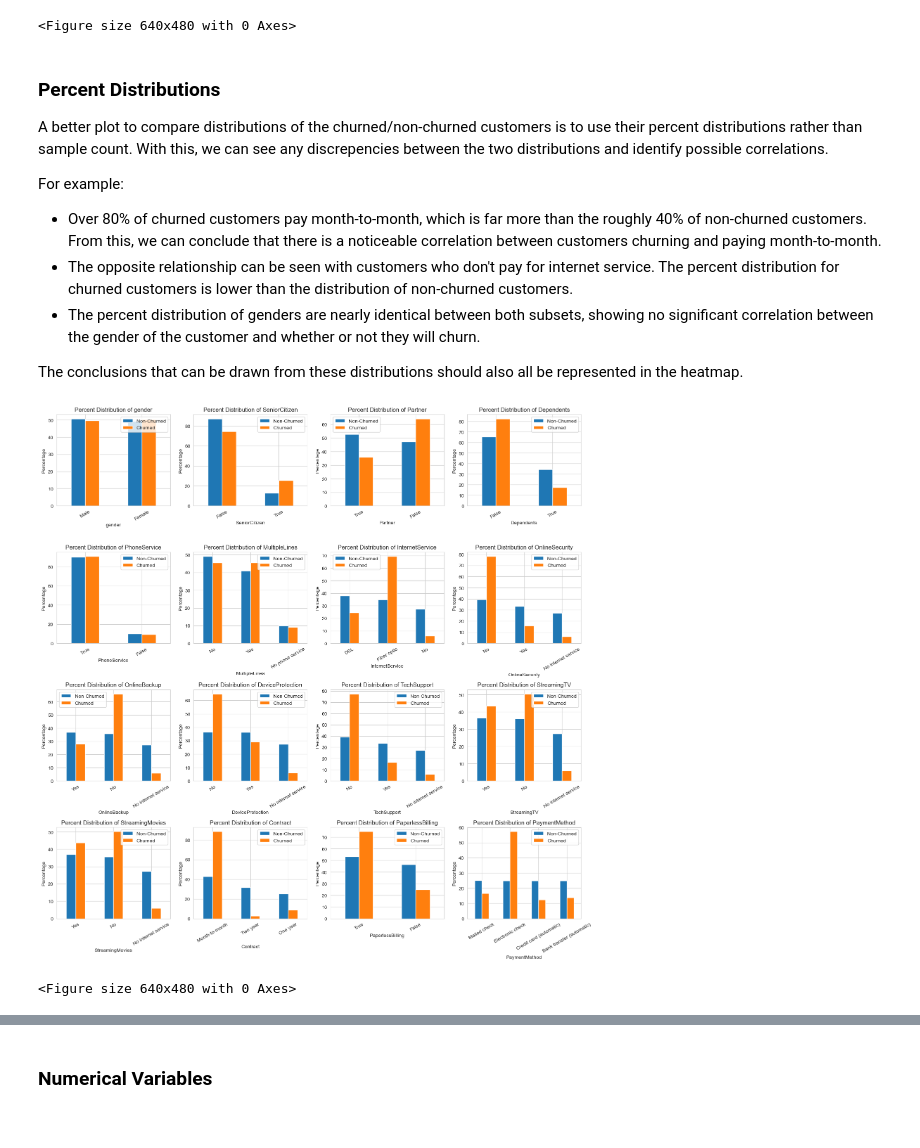
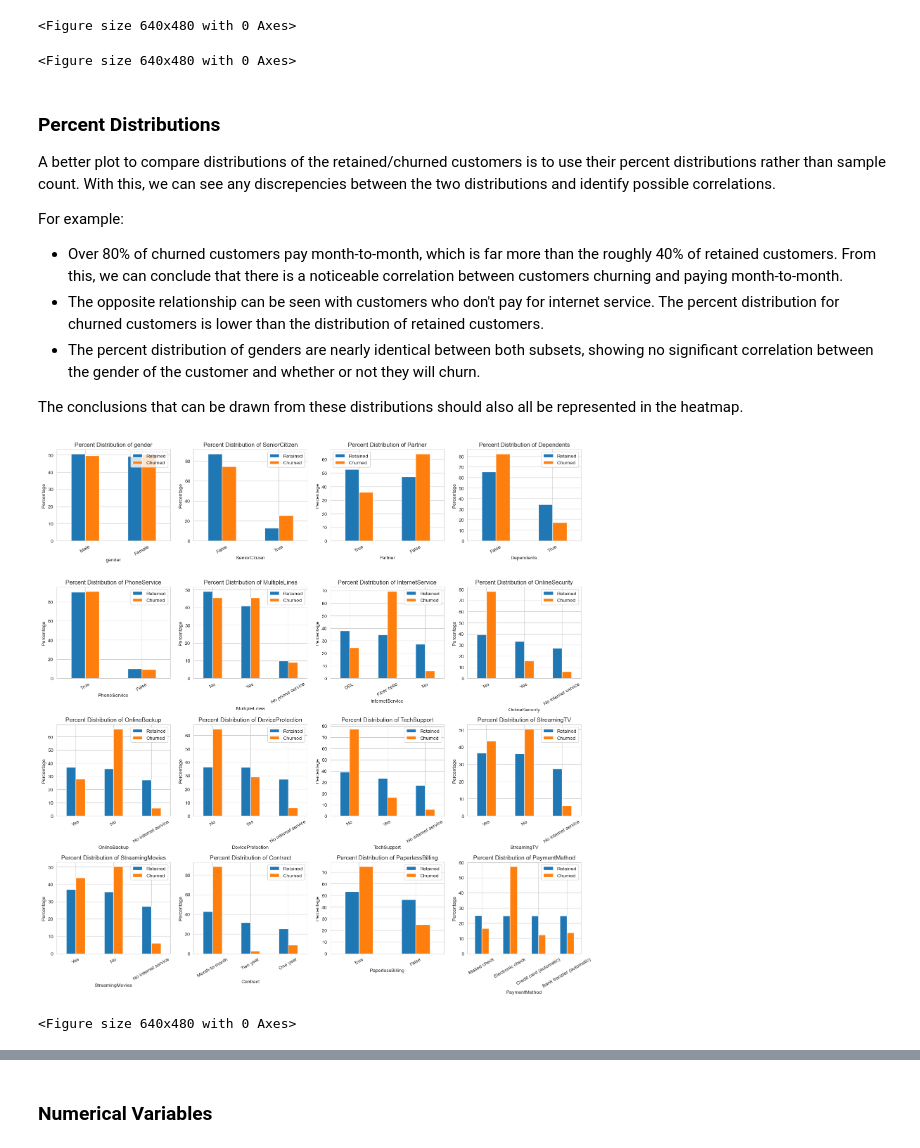
Before and after one commit to JacobMaurice/telco_customer_churn, a Jupyter notebook: Telco_Customer_Churn.ipynb, the cells around one changed output, grey strips where cells are left out. Drawn from its saved outputs; the diff is of its cells as text; code cells hidden in the pictures.

```diff
--- a/Telco_Customer_Churn.ipynb
+++ b/Telco_Customer_Churn.ipynb
@@ -197,3 +198,19 @@ plt.clf()
 # %% [output]
 [figure]
 <Figure size 640x480 with 0 Axes>
+# %%
+# Save alternate version of figure with wider aspect ratio
+f, ax = plt.subplots(figsize=(18,6))
+sns.set_style("whitegrid")
+sns.barplot(data=feature_target_corr,
+            x='feature',
+            y='correlation',
+            palette='coolwarm')
+
+plt.xticks(rotation=90)
+plt.xlabel('Feature')
+plt.ylabel('Correlation Strength')
+plt.title('Feature Correlation with Churn')
+f.savefig("Feature-Churn-Correlation", bbox_inches="tight")
+plt.show()
+plt.clf()
@@ -242,7 +262,7 @@ f, ax = plt.subplots(4, 5, figsize=(20, 16))
 ax = ax.flatten()
 
 for i, col in enumerate(telco_countplots.columns):
-    sns.countplot(data=telco_countplots, x=col, ax=ax[i])
+    sns.countplot(data=telco_countplots, x=col, hue=col, legend=False, ax=ax[i])
     ax[i].set_title(f'Count of {col} for All Customers')
     ax[i].set_xlabel(col)
     ax[i].set_ylabel('Count')
@@ -260,13 +280,35 @@ plt.clf()
 # %% [output]
 [figure]
 <Figure size 640x480 with 0 Axes>
+# %%
+# For individual plotting
+f, ax = plt.subplots()
+
+for col in telco_countplots.columns:
+    ax = sns.countplot(data=telco_countplots, x=col)
+    ax.set_title(f'Count of {col} for All Customers')
+    ax.set_xlabel(col)
+    ax.set_ylabel('Count')
+
+    # Set and rotate x-axis labels
+    ax.tick_params(axis='x', rotation=30)
+
+    # Add counts on top of bars
+    for container in ax.containers:
+        ax.bar_label(container)
+
+    plt.tight_layout()
+    f.savefig(f"Count-{col}")
+    plt.clf()
+# %% [output]
+<Figure size 640x480 with 0 Axes>
 # %% [markdown]
 ### Percent Distributions
-A better plot to compare distributions of the churned/non-churned customers is to use their percent distributions rather than sample count. With this, we can see any discrepencies between the two distributions and identify possible correlations.
+A better plot to compare distributions of the retained/churned customers is to use their percent distributions rather than sample count. With this, we can see any discrepencies between the two distributions and identify possible correlations.
 
 For example:
-- Over 80% of churned customers pay month-to-month, which is far more than the roughly 40% of non-churned customers. From this, we can conclude that there is a noticeable correlation between customers churning and paying month-to-month.
-- The opposite relationship can be seen with customers who don't pay for internet service. The percent distribution for churned customers is lower than the distribution of non-churned customers.
+- Over 80% of churned customers pay month-to-month, which is far more than the roughly 40% of retained customers. From this, we can conclude that there is a noticeable correlation between customers churning and paying month-to-month.
+- The opposite relationship can be seen with customers who don't pay for internet service. The percent distribution for churned customers is lower than the distribution of retained customers.
 - The percent distribution of genders are nearly identical between both subsets, showing no significant correlation between the gender of the customer and whether or not they will churn.
 
 The conclusions that can be drawn from these distributions should also all be represented in the heatmap.
@@ -275,36 +317,35 @@ telco_categorical = telco_data.select_dtypes(exclude=[int, float])
 telco_categorical.drop(columns=["customerID"], inplace=True)
 
 churn_categorical = telco_categorical[telco_categorical["Churn"] == True]
 no_churn_categorical = telco_categorical[telco_categorical["Churn"] == False]
 
 f, ax = plt.subplots(4, 4, figsize=(16, 16))
 ax = ax.flatten()
 
 for i, col in enumerate(telco_categorical.drop(columns="Churn").columns):
-    # Create temporary dataframe
-    telco_pct = pd.DataFrame()
 
-    # Percent distribution of each variable for a given column for non-churned customers
+    # Percent distribution of each variable for a given column for retained customers
     no_churn_pct = (100 * no_churn_categorical[col].value_counts()/no_churn_categorical.shape[0]).reset_index()
-    no_churn_pct.rename(columns={"count": "Non-Churned"}, inplace=True)
+    no_churn_pct.rename(columns={"count": "Retained"}, inplace=True)
+
     # Do the same for the subset of the population that have churned
     churn_pct = (100 * churn_categorical[col].value_counts()/churn_categorical.shape[0]).reset_index()
     churn_pct.rename(columns={"count": "Churned"}, inplace=True)
 
     # Merge the two dataframes
     telco_pct = pd.merge(no_churn_pct, churn_pct, on=col)
 
     # Plot
     telco_pct.plot.bar(x=col, ax=ax[i])
     ax[i].set_title(f'Percent Distribution of {col}')
     ax[i].set_ylabel('Percentage')
 
     # Set and rotate x-axis labels
     ax[i].tick_params(axis='x', rotation=30)
 
 plt.tight_layout()
 plt.show()
 plt.clf()
 # %% [output]
-[figure, old version]
+[figure, new version]
 <Figure size 640x480 with 0 Axes>
```
Also changed, not shown: parts of 16 cells of this notebook.
